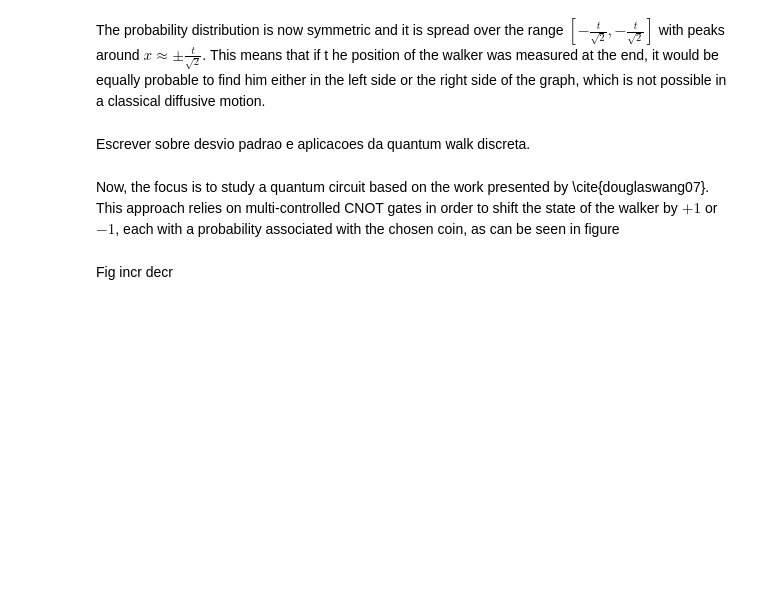
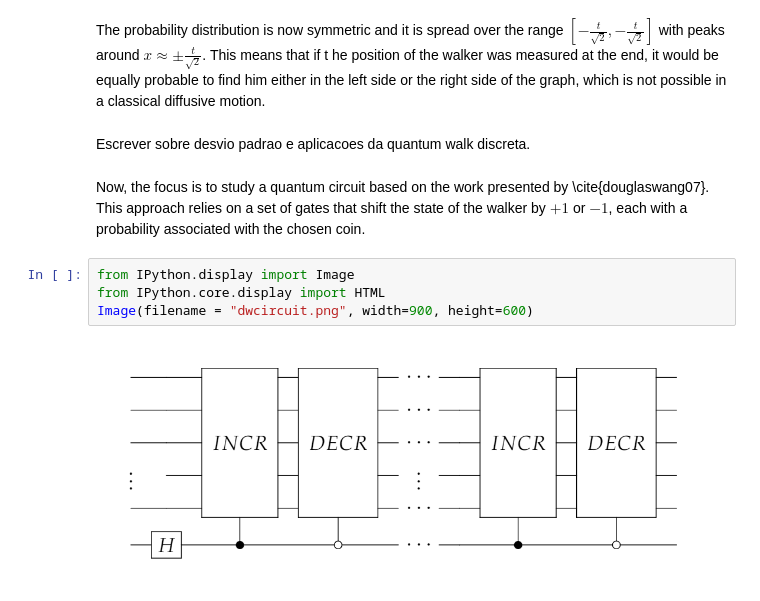
Before and after one commit to JaimePSantos/Dissertation-Tex-Code, a Jupyter notebook: Presentation/pres.ipynb, the cells around one changed output. Cells and saved outputs as stored; diff of their text form; blank space fills up the shorter version.

```diff
--- a/Presentation/pres.ipynb
+++ b/Presentation/pres.ipynb
@@ -509,6 +536,10 @@ he position of the walker was measured at the end, it would be equally probable
 # %% [markdown]
 Escrever sobre desvio padrao e aplicacoes da quantum walk discreta.
 # %% [markdown]
-Now, the focus is to study a quantum circuit based on the work presented by \cite{douglaswang07}. This approach relies on multi-controlled CNOT gates in order to shift the state of the walker by $+1$ or $-1$, each with a probability associated with the chosen coin, as can be seen in figure
+Now, the focus is to study a quantum circuit based on the work presented by \cite{douglaswang07}. This approach relies on a set of gates that shift the state of the walker by $+1$ or $-1$, each with a probability associated with the chosen coin.
-# %% [markdown]
-Fig incr decr
+# %%
+from IPython.display import Image
+from IPython.core.display import HTML
+Image(filename = "dwcircuit.png", width=900, height=600)
+# %% [output]
+[figure, added]
```
Also changed, not shown: parts of 15 cells of this notebook, 4 other files.
